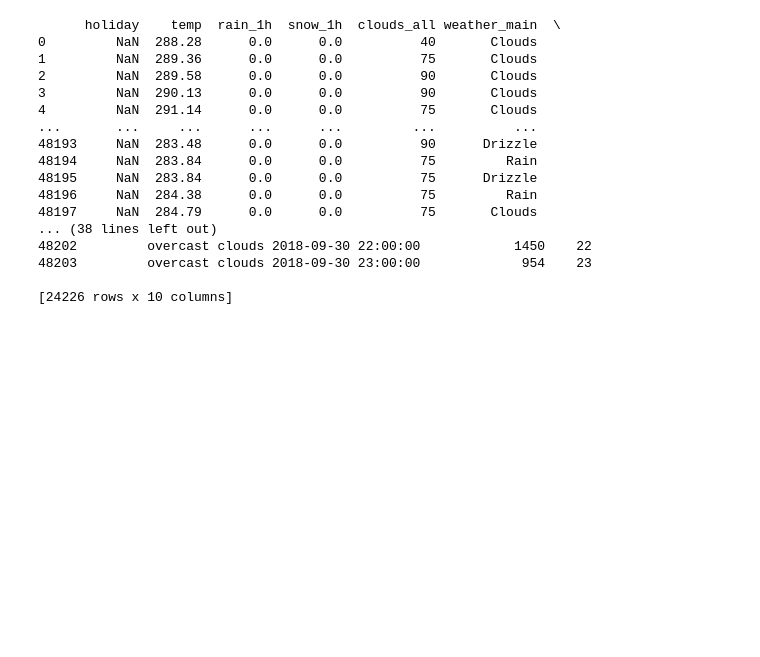
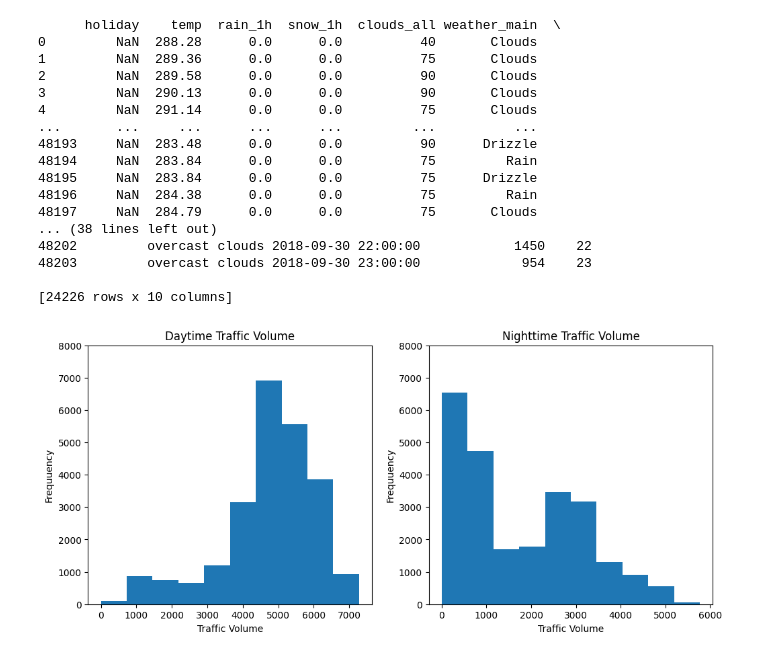
Before and after one commit to robinadoro/Finding-Heavy-Traffic-Indicators-on-I-94, a Jupyter notebook: metro.ipynb, the cells around one changed output. Cells and saved outputs as stored; diff of their text form; code cells hidden in the pictures; blank space fills up the shorter version.

```diff
--- a/metro.ipynb
+++ b/metro.ipynb
@@ -69,10 +69,10 @@ While this is not a perfect criterion for distinguishing between nighttime and d
 metro['date_time'] = pd.to_datetime(metro['date_time'])
 metro['hour'] = metro['date_time'].dt.hour
 
-daytime_data = metro[(metro['hour'] >= 6) & (metro['hour'] < 18)]
-nighttime_data = metro[(metro['hour'] < 6) | (metro['hour'] >= 18)]
-print(daytime_data)
-print(nighttime_data)
+day = metro.copy()[(metro['hour'] >= 6) & (metro['hour'] < 18)]
+night = metro.copy()[(metro['hour'] < 6) | (metro['hour'] >= 18)]
+print(day)
+print(night)
 # %% [output]
       holiday    temp  rain_1h  snow_1h  clouds_all weather_main  \
 0         NaN  288.28      0.0      0.0          40       Clouds
@@ -91,3 +91,21 @@ print(nighttime_data)
 48203         overcast clouds 2018-09-30 23:00:00             954    23
 
 [24226 rows x 10 columns]
+# %%
+plt.figure(figsize=(12,5))
+plt.subplot(1,2,1)
+plt.hist(day['traffic_volume'])
+plt.title('Daytime Traffic Volume')
+plt.xlabel('Traffic Volume')
+plt.ylabel('Frequuency')
+plt.ylim(0, 8000)
+
+plt.subplot(1,2,2)
+plt.hist(night['traffic_volume'])
+plt.title('Nighttime Traffic Volume')
+plt.xlabel('Traffic Volume')
+plt.ylabel('Frequuency')
+plt.ylim(0, 8000)
+plt.show()
+# %% [output]
+[figure, added]
```
Also changed, not shown: parts of 4 cells of this notebook.
